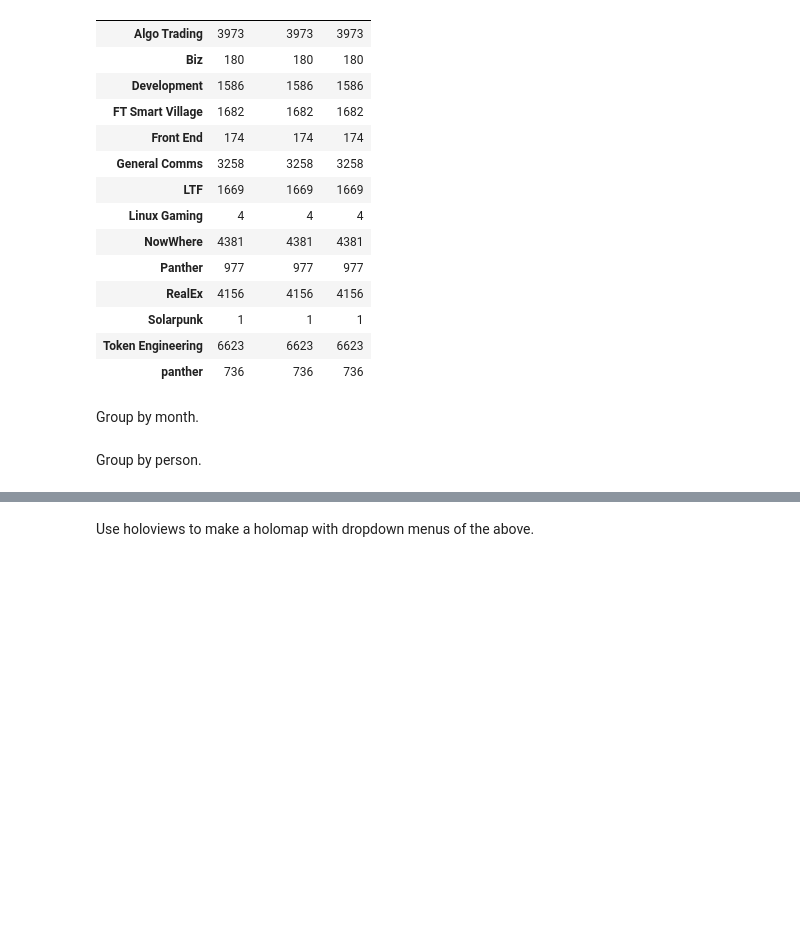
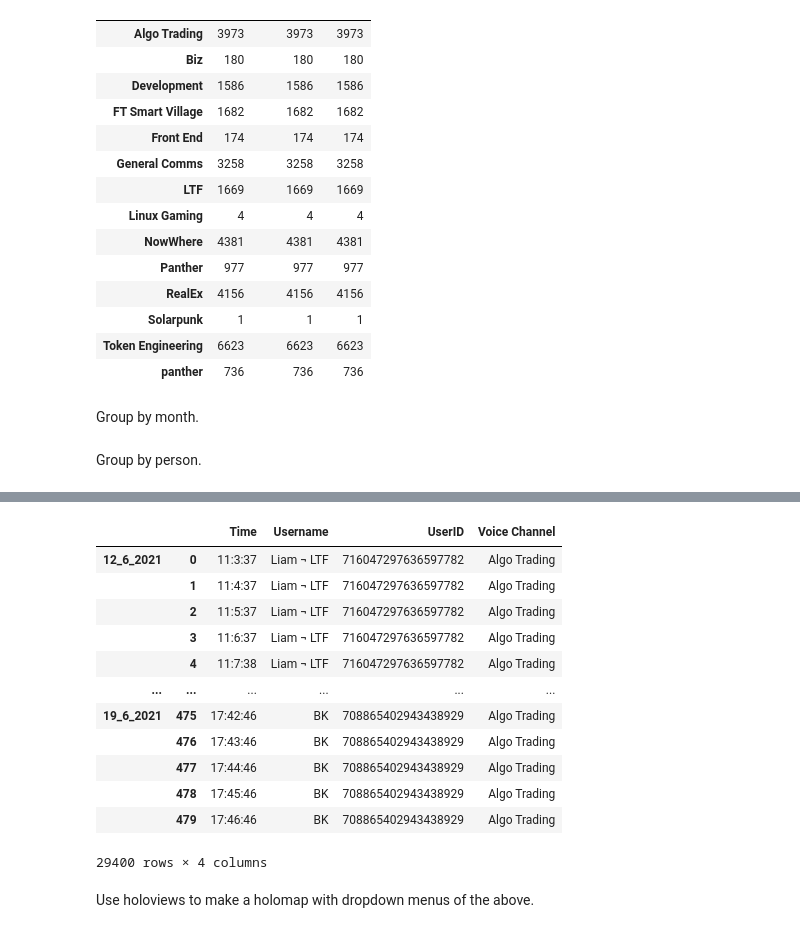
Before and after one commit to longtailfinancial/alexandra, a Jupyter notebook: utilities/timelogs.ipynb, the cells around one changed output, grey strips where cells are left out. Cells and saved outputs as stored; diff of their text form; code cells hidden in the pictures; blank space fills up the shorter version.

```diff
--- a/utilities/timelogs.ipynb
+++ b/utilities/timelogs.ipynb
@@ -44,2 +215,18 @@ Group by person.
+# %%
+df
+# %% [output]
+|  |  | Time | Username | UserID | Voice Channel |
+| 12_6_2021 | 0 | 11:3:37 | Liam ¬ LTF | 716047297636597782 | Algo Trading |
+|  | 1 | 11:4:37 | Liam ¬ LTF | 716047297636597782 | Algo Trading |
+|  | 2 | 11:5:37 | Liam ¬ LTF | 716047297636597782 | Algo Trading |
+|  | 3 | 11:6:37 | Liam ¬ LTF | 716047297636597782 | Algo Trading |
+|  | 4 | 11:7:38 | Liam ¬ LTF | 716047297636597782 | Algo Trading |
+| ... | ... | ... | ... | ... | ... |
+| 19_6_2021 | 475 | 17:42:46 | BK | 708865402943438929 | Algo Trading |
+|  | 476 | 17:43:46 | BK | 708865402943438929 | Algo Trading |
+|  | 477 | 17:44:46 | BK | 708865402943438929 | Algo Trading |
+|  | 478 | 17:45:46 | BK | 708865402943438929 | Algo Trading |
+|  | 479 | 17:46:46 | BK | 708865402943438929 | Algo Trading |
+29400 rows × 4 columns
 # %% [markdown]
 Use holoviews to make a holomap with dropdown menus of the above.
```
Also changed, not shown: parts of 21 cells of this notebook.
